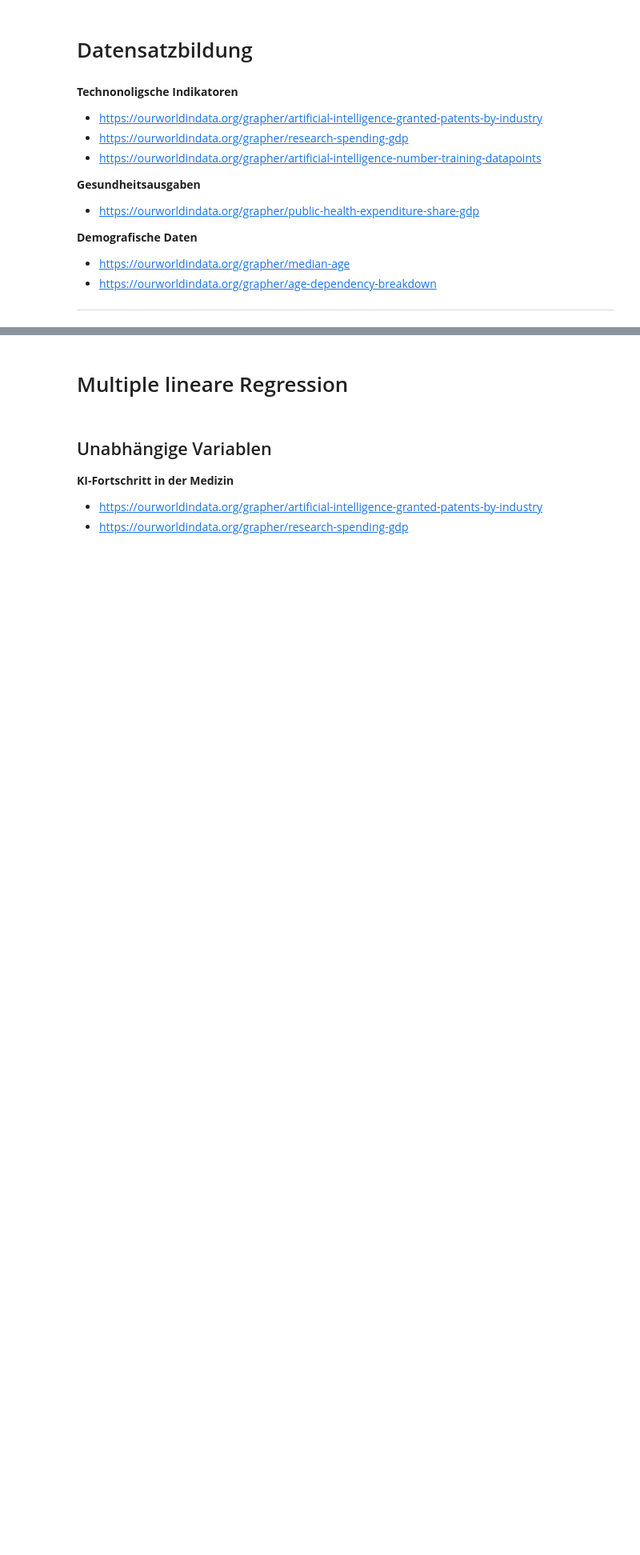
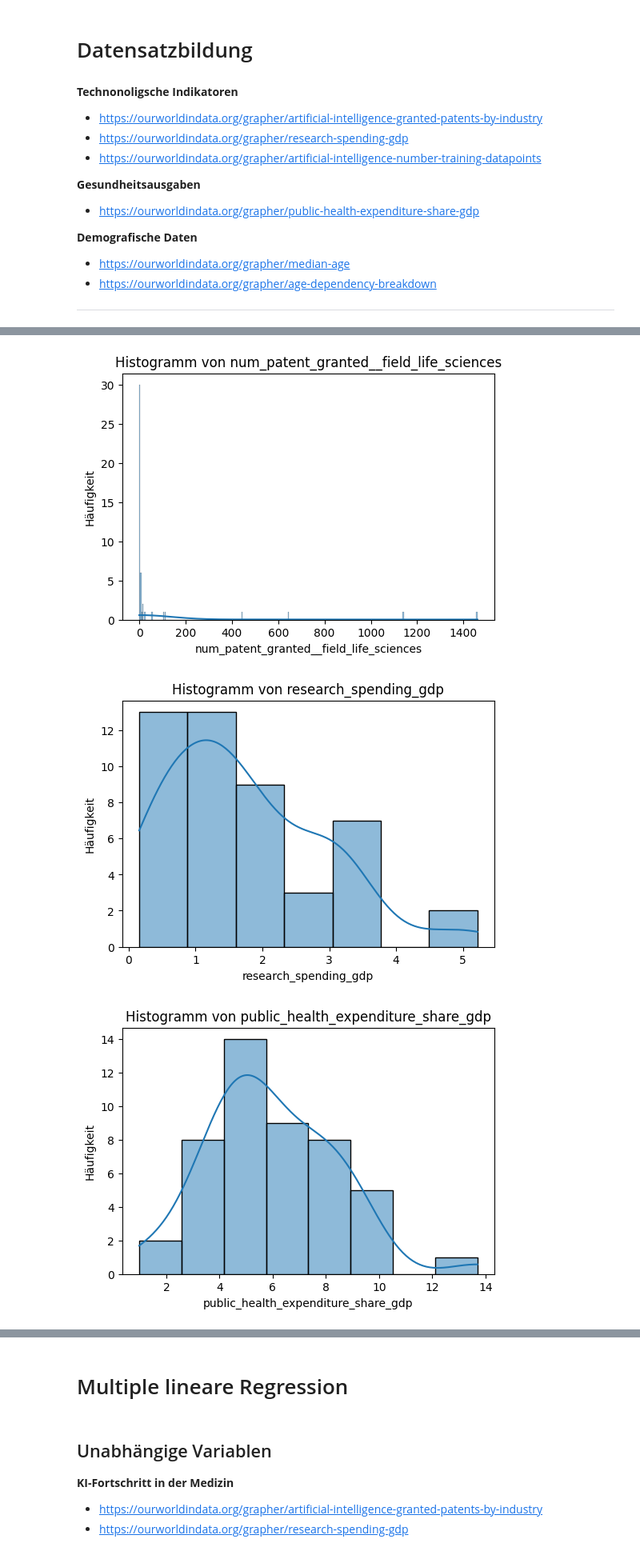
Before and after one commit to TobiasMaissen/cas_statistik_davi, a Jupyter notebook: our_world_in_data_expl.ipynb, the cells around one changed output, grey strips where cells are left out. Shown at 80% size. Cells and saved outputs as stored; diff of their text form; code cells hidden in the pictures; blank space fills up the shorter version.

```diff
--- a/our_world_in_data_expl.ipynb
+++ b/our_world_in_data_expl.ipynb
@@ -113,0 +369,14 @@ dependency_df.head()
+# %%
+# Filtern der Datensätze auf die gemeinsamen Entities
+ai_patents_ce = ai_patents_df[ai_patents_df['entities'].isin(common_entities_list)]
+rd_gdp_ce = rd_gdp_df[rd_gdp_df['entities'].isin(common_entities_list)]
+health_ce = health_df[health_df['entities'].isin(common_entities_list)]
+median_age_ce = median_age_df[median_age_df['entities'].isin(common_entities_list)]
+dependency_ce = dependency_df[dependency_df['entities'].isin(common_entities_list)]
+# %%
+# Filtern der Datensätze auf das gemeinsame Jahr 2019
+ai_patents_ce = ai_patents_ce[ai_patents_ce['years'] == 2019]
+rd_gdp_ce = rd_gdp_ce[rd_gdp_ce['years'] == 2019]
+health_ce = health_ce[health_ce['years'] == 2019]
+median_age_ce = median_age_ce[median_age_ce['years'] == 2019]
+dependency_ce = dependency_ce[dependency_ce['years'] == 2019]
@@ -113,0 +517,3 @@ dependency_df.head()
+# %%
+# Spalte löschen
+merged_df = merged_df.drop('median_age__sex_all__age_all__variant_medium', axis=1)
@@ -113,0 +557,34 @@ dependency_df.head()
+# %%
+import matplotlib.pyplot as plt
+import seaborn as sns
+
+# Liste der numerischen Variablen (anpassen an deine Spaltennamen)
+variablen = [
+    'num_patent_granted__field_life_sciences',
+    'research_spending_gdp',
+    'public_health_expenditure_share_gdp',
+    'median_age__sex_all__age_all__variant_estimates',
+    'dependency_ratio__sex_all__age_old__variant_estimates',
+    'dependency_ratio__sex_all__age_youth__variant_estimates'
+]
+
+# Histogramme erstellen
+for var in variablen:
+    plt.figure(figsize=(6,4))
+    sns.histplot(merged_df[var], kde=True)
+    plt.title(f'Histogramm von {var}')
+    plt.xlabel(var)
+    plt.ylabel('Häufigkeit')
+    plt.show()
+
+# Boxplots erstellen (um Ausreißer sichtbar zu machen)
+for var in variablen:
+    plt.figure(figsize=(6,2))
+    sns.boxplot(x=merged_df[var])
+    plt.title(f'Boxplot von {var}')
+    plt.xlabel(var)
+    plt.show()
+# %% [output]
+[figure, added]
+[figure, added]
+[figure, added]
```
Also changed, not shown: parts of 44 cells of this notebook.
